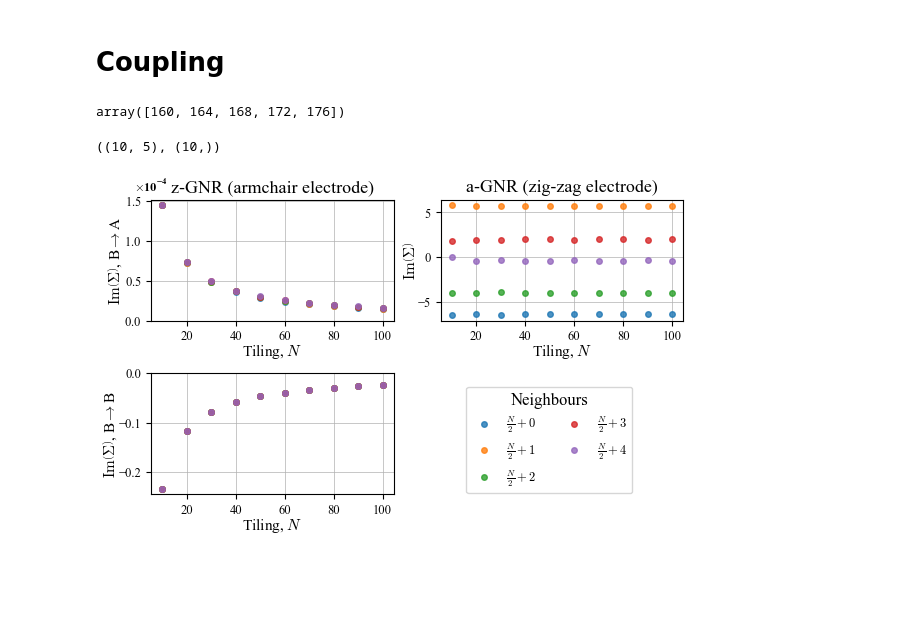
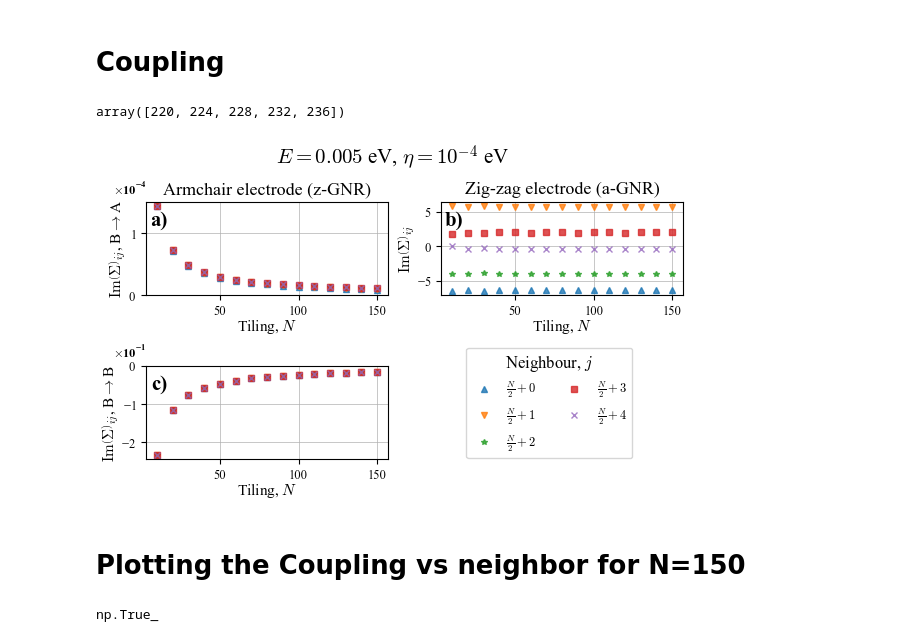
Before and after one commit to BastianValhoj/QTM-ML, a Jupyter notebook: scripts/overnight/siesta-calcs/investigate_edges.ipynb, the cells around one changed output. Cells and saved outputs as stored; diff of their text form; code cells hidden in the pictures; blank space fills up the shorter version.

```diff
--- a/scripts/overnight/siesta-calcs/investigate_edges.ipynb
+++ b/scripts/overnight/siesta-calcs/investigate_edges.ipynb
@@ -19,7 +27,7 @@ def showidx(geom):
 # %%
 labels = ['zigzag', 'armchair']
 # %%
-lab = labels[0]
+lab = labels[1]
 Nw = 20
 
 outdir = Path(f'./TBT_{lab}')
@@ -334,7 +342,7 @@ test = slice(center_site_left,center_site_left + 4*5, 4)
 
 np.arange(0, 320)[test]
 # %% [output]
-array([160, 164, 168, 172, 176])
+array([220, 224, 228, 232, 236])
 # %%
 E = 0.005
 kpts = [0., 0., 0.]
@@ -380,6 +388,7 @@ for zig in zig_dir:
     ZcoupR_A.append(SER[center_site_right, center_neighbours_right])
 
 
+nZ = np.asarray(nZ)
 
 ZcoupL_A = np.asarray(ZcoupL_A)
 ZcoupR_A = np.asarray(ZcoupR_A)
@@ -402,53 +411,63 @@ for arm in arm_dir:
     center_neighbours_right = slice(center_site_right, center_site_right + atoms_per_uc*num_neighbours, atoms_per_uc)
     AcoupL.append(SEL[center_site_left, center_neighbours_left])
     AcoupR.append(SER[center_site_right, center_neighbours_right])
+nA = np.asarray(nA)
 AcoupL = np.asarray(AcoupL)
 AcoupR = np.asarray(AcoupR)
-# %%
-ZcoupL_A.shape, np.asarray(nZ).shape
-# %% [output]
-((10, 5), (10,))
 # %%
-
-colors = ["blue", "crimson", "lime", "darkorange"]
+markers = ["^", "v", "*", "s", "x"]
+# colors = ["blue", "crimson", "lime", "darkorange"]
 fig, ax = thesis_fig(subplots=(2,2))
 
-ax[0,0].set_title("z-GNR (armchair electrode)")
-ax[0,1].set_title("a-GNR (zig-zag electrode)")
+ax[0,0].set_title("Armchair electrode (z-GNR)")
+ax[0,1].set_title("Zig-zag electrode (a-GNR)")
 
 
 for i in range(num_neighbours):
-    ax[0, 0].plot(nZ, ZcoupL_A[:, i], linestyle="none", marker="o", markersize=4, alpha=0.8, label=f"$\\frac{{N}}{{2}}-{i}$")
+    ax[0, 0].plot(nZ, ZcoupL_A[:, i], linestyle="none", marker=markers[i], markersize=4, alpha=0.8, label=f"$\\frac{{N}}{{2}}-{i}$")
 
-    # ax[0, 0].plot(nZ, ZcoupR_A[:, i], linestyle="none", marker="o", markersize=4)
+    # ax[0, 0].plot(nZ, ZcoupR_A[:, i], linestyle="none", marker=markers[i], markersize=4)
 
-    ax[1, 0].plot(nZ, ZcoupL_B[:, i], linestyle="none", marker="o", markersize=4, alpha=0.8, label=f"$\\frac{{N}}{{2}}-{i}$")
-    # ax[1, 0].plot(nZ, ZcoupR_B[:, i], linestyle="none", marker="o", markersize=4)
+    ax[1, 0].plot(nZ, ZcoupL_B[:, i], linestyle="none", marker=markers[i], markersize=4, alpha=0.8, label=f"$\\frac{{N}}{{2}}-{i}$")
+    # ax[1, 0].plot(nZ, ZcoupR_B[:, i], linestyle="none", marker=markers[i], markersize=4)
 
-    ax[0,1].plot(nA, (AcoupL[:, i]), linestyle="none", marker="o", markersize=4, alpha=0.8, label=f"$\\frac{{N}}{{2}}-{i}$")
+    ax[0,1].plot(nA, (AcoupL[:, i]), linestyle="none", marker=markers[i], markersize=4, alpha=0.8, label=f"$\\frac{{N}}{{2}}-{i}$")
 
-ax[0,0].set(ylabel=r"$\mathrm{Im}{\left(\Sigma\right)}$, B$\to$A")
-ax[1,0].set(ylabel=r"$\mathrm{Im}{\left(\Sigma\right)}$, B$\to$B")
-ax[0,1].set(ylabel=r"$\mathrm{Im}{\left(\Sigma\right)}$")
+ax[0,0].set(ylabel=r"$\mathrm{Im}{\left(\Sigma\right)}_{ij}$, B$\to$A")
+ax[1,0].set(ylabel=r"$\mathrm{Im}{\left(\Sigma\right)}_{ij}$, B$\to$B")
+ax[0,1].set(ylabel=r"$\mathrm{Im}{\left(\Sigma\right)}_{ij}$")
 
-ax[0,0].ticklabel_format(style="sci", axis="y", scilimits=(-1,2), useMathText=True)
-ax[0,0].yaxis.get_offset_text().set_weight('bold')
-ax[0,0].yaxis.get_offset_text().set(ha="center", va="bottom")
+for a in ax.flatten():
+    a.ticklabel_format(style="sci", axis="y", scilimits=(-1,2), useMathText=True)
+    a.yaxis.get_offset_text().set_weight('bold')
+    a.yaxis.get_offset_text().set(ha="right", va="bottom")
 
 ax[1,1].set_axis_off()
 for a in ax.flatten():
     if a.axison:
 
         a.grid()
         ymin, ymax = a.get_ylim()
         a.set(ylim=(min(ymin, 0), max(ymax, 0)), xlabel="Tiling, $N$"
             )
 
+for a in ax[:, 0]:
 
-fig.legend([f"$\\frac{{N}}{{2}} + {i}$" for i in range(num_neighbours)], loc=(0.625, 0.125), ncols=2, title="Neighbours")
 
-fig.subtitle(f"E = {E} eV, eta = {eta}")
+label_subplots(ax.flatten()[:3], pos=(0.09, 0.9))
+fig.legend([f"$\\frac{{N}}{{2}} + {i}$" for i in range(num_neighbours)], loc=(0.625, 0.125), ncols=2, title="Neighbour, $j$")
+
+fig.suptitle(fr"$E = {E}$ eV, $\eta = {eta_formatter(eta)}$ eV")
 fig.set_constrained_layout(True)
+fig.savefig('./figures/investigate_edges_coupling_Vs_tiling')
 # fig.tight_layout()
 # %% [output]
-[figure, old version]
+[figure, new version]
+# %% [markdown]
+# Plotting the Coupling vs neighbor for N=150
+# %%
+sort_Z = np.argsort(nZ)
+sort_A = np.argsort(nA)
+np.all(nA[sort_A] == nZ[sort_Z])
+# %% [output]
+np.True_
```
Also changed, not shown: parts of 7 cells of this notebook.
